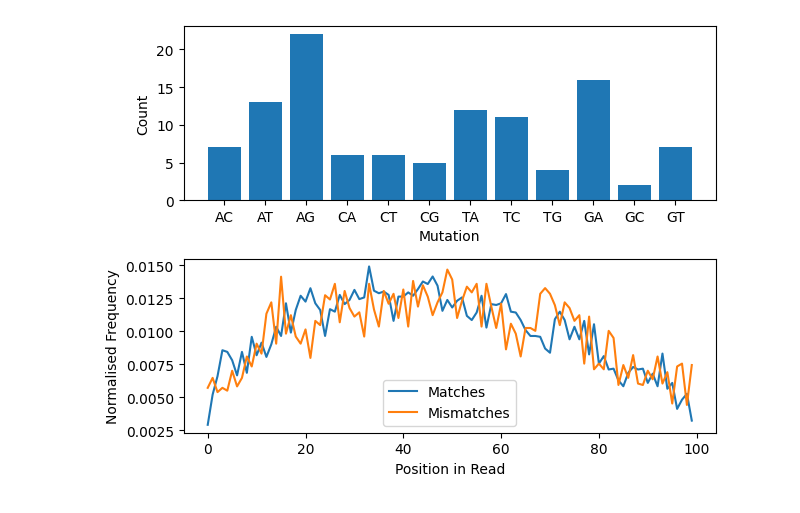
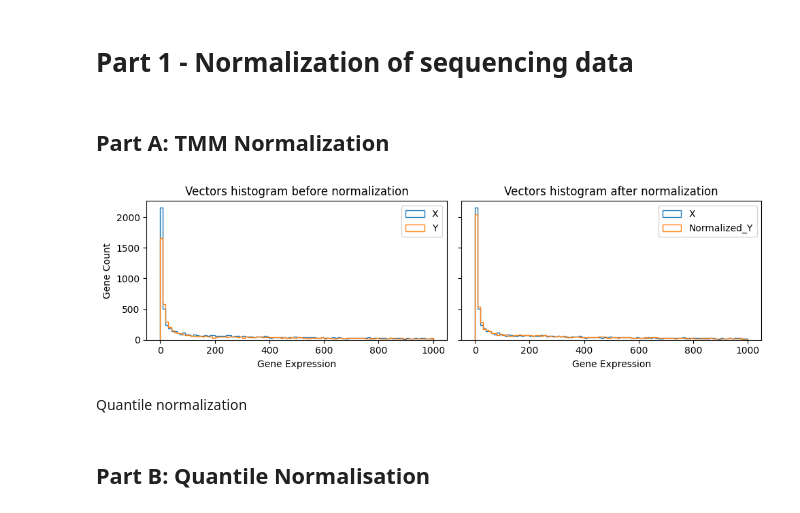
Before and after one commit to RiboRings/neurogenomics, a Jupyter notebook: project2.ipynb, the cells around one changed output. Saved outputs shown, nothing was run; the diff lists cells and outputs as text; code cells hidden in the pictures.

```diff
--- a/project2.ipynb
+++ b/project2.ipynb
@@ -120,17 +7,6 @@ with open(working_dir + "modifications.txt", "w") as results:
-# %%
-fig, axes = plt.subplots(2)
-
-axes[0].bar(pair_counter.keys(), pair_counter.values())
-axes[0].set_xlabel("Mutation")
-axes[0].set_ylabel("Count")
-
-axes[1].plot(matches, label="Matches")
-axes[1].plot(mismatches, label="Mismatches")
-
-axes[1].set_xlabel("Position in Read")
-axes[1].set_ylabel("Normalised Frequency")
-axes[1].legend(loc="lower center")
-
-plt.tight_layout()
-# %% [output]
-[figure, removed]
+# %% [markdown]
+# Part 1 - Normalization of sequencing data
+# %% [markdown]
+## Part A: TMM Normalization
+# %%
+pasilla = pd.read_csv("/content/pasilla_gene_counts.tsv", sep="\t", index_col=0)
@@ -136,0 +61,11 @@ plt.tight_layout()
+# %%
+X = pasilla["untreated1"].to_numpy()
+Y = pasilla["untreated2"].to_numpy()
+
+X, norm_Y, factor = TMM_normalization(X, Y)
+# %% [output]
+[figure, added]
+# %% [markdown]
+Quantile normalization
+# %% [markdown]
+## Part B: Quantile Normalisation
```
Also changed, not shown: parts of 13 cells of this notebook.
